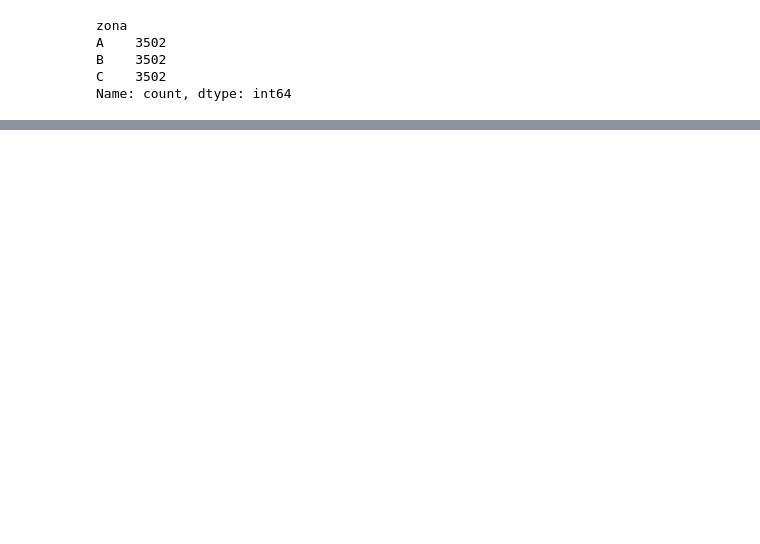
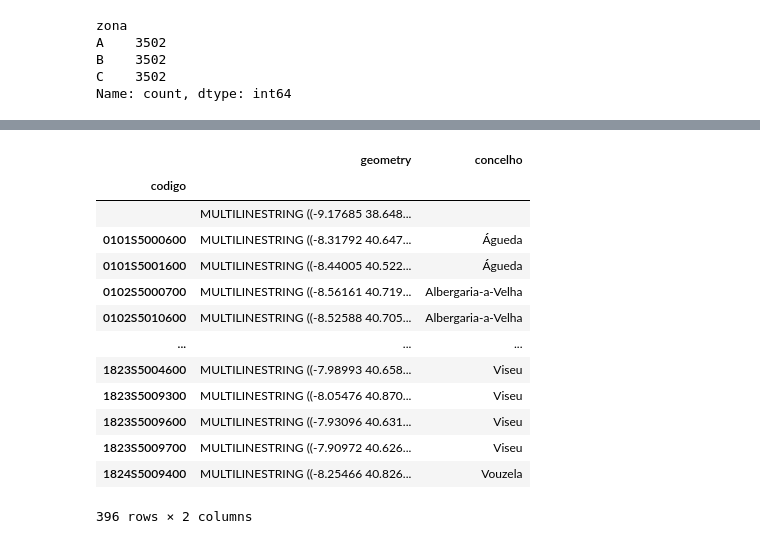
Before and after one commit to Vullkano/pfacd, a Jupyter notebook: rascunhos/plancha/zonas_e_estacoes.ipynb, the cells around one changed output, grey strips where cells are left out. Drawn from its saved outputs; the diff is of its cells as text; code cells hidden in the pictures; blank space fills up the shorter version.

```diff
--- a/rascunhos/plancha/zonas_e_estacoes.ipynb
+++ b/rascunhos/plancha/zonas_e_estacoes.ipynb
@@ -1,9 +0,0 @@
-# %%
-import json
-from pyprojroot.here import here
-import codecs
-
-with codecs.open(here("data/instalacoes.json"), "r", "utf-8") as f:
-  instalacoes = json.load(f)
-instalacoes = [i["instalacao"] for i in instalacoes["results"]]
-instalacoes
@@ -196,0 +240,51 @@ zonas.to_csv(here("data/zonas.csv"), index=False)
+# %%
+import requests
+from time import sleep
+from tqdm.notebook import tqdm
+
+gdf["concelho"] = ""
+gdf["codigo"] = ""
+for i in tqdm(range(promenores.shape[0])):
+  i = promenores.iloc[i]
+  if i["codigo"] == "":
+    continue
+  url = "https://e-redes.opendatasoft.com/api/records/1.0/geopreview/?apikey=c0f2ca1314f2e000d94bbcff3726469261d138f10ecc35e6e352d071&clusterprecision=11&dataset=auxiliar2" + "&refine.codigo_se_montante=" + i["codigo"]
+  response = requests.get(url)
+  if response.status_code == 200:
+    response = response.json()
+  else:
+    raise Exception("Request failed")
+  # response: [
+  # {
+  #   "geo_digest": "1733553459801239980",
+  #   "geometry": {
+  #     "type": "MultiLineString",
+  #     "coordinates": [...
+  #     ]
+  #   }
+  # }, ...
+  # ]
+  # add to gdf joining by id
+  for geo_digest in response:
+    gdf.loc[gdf["id"] == geo_digest["geo_digest"], "concelho"] = i["concelho"]
+    gdf.loc[gdf["id"] == geo_digest["geo_digest"], "codigo"] = i["codigo"]
+# %%
+# dissolve those with the same codigo
+gdf.drop("id", axis="columns", inplace=True)
+gdff = gdf.dissolve(by="codigo")
+gdff
+# %% [output]
+|  | geometry | concelho |
+| codigo |  |  |
+|  | MULTILINESTRING ((-9.17685 38.648... |  |
+| 0101S5000600 | MULTILINESTRING ((-8.31792 40.647... | Águeda |
+| 0101S5001600 | MULTILINESTRING ((-8.44005 40.522... | Águeda |
+| 0102S5000700 | MULTILINESTRING ((-8.56161 40.719... | Albergaria-a-Velha |
+| 0102S5010600 | MULTILINESTRING ((-8.52588 40.705... | Albergaria-a-Velha |
+| ... | ... | ... |
+| 1823S5004600 | MULTILINESTRING ((-7.98993 40.658... | Viseu |
+| 1823S5009300 | MULTILINESTRING ((-8.05476 40.870... | Viseu |
+| 1823S5009600 | MULTILINESTRING ((-7.93096 40.631... | Viseu |
+| 1823S5009700 | MULTILINESTRING ((-7.90972 40.626... | Viseu |
+| 1824S5009400 | MULTILINESTRING ((-8.25466 40.826... | Vouzela |
+396 rows × 2 columns
```
Also changed, not shown: parts of 13 cells of this notebook, 3 other files.
